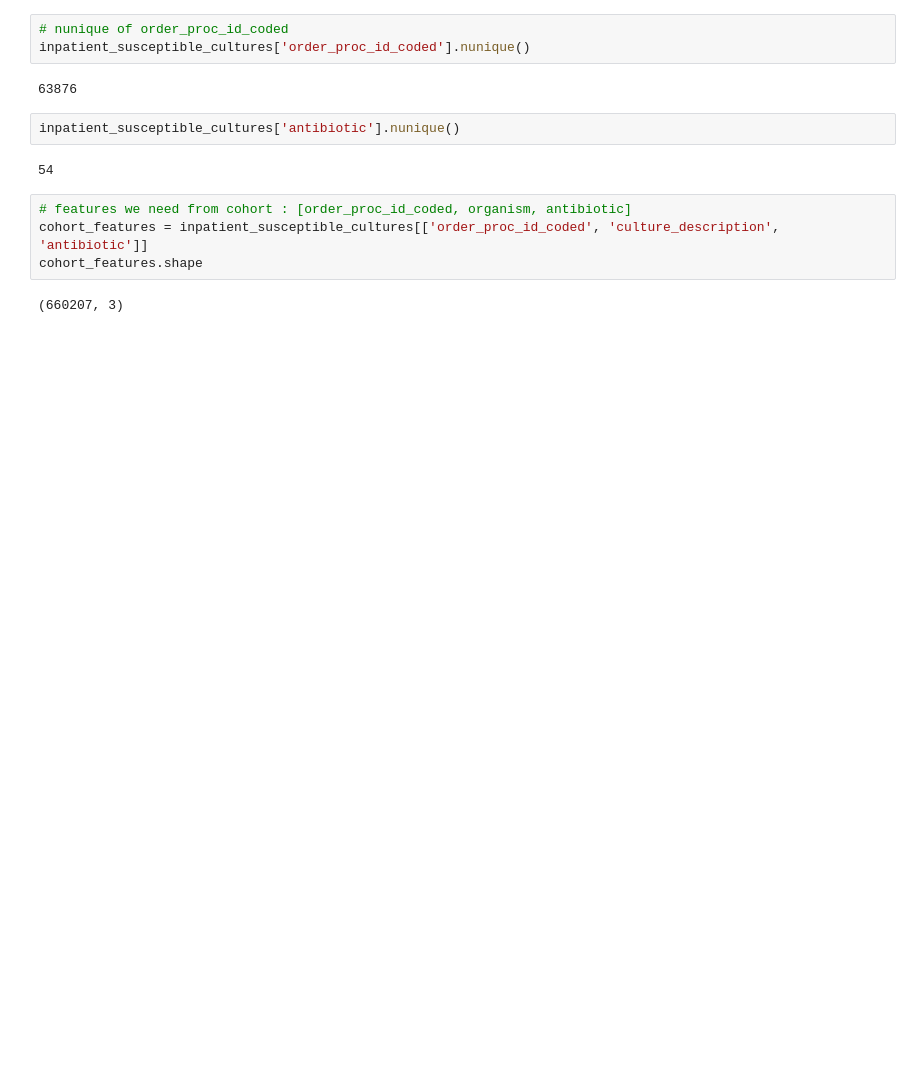
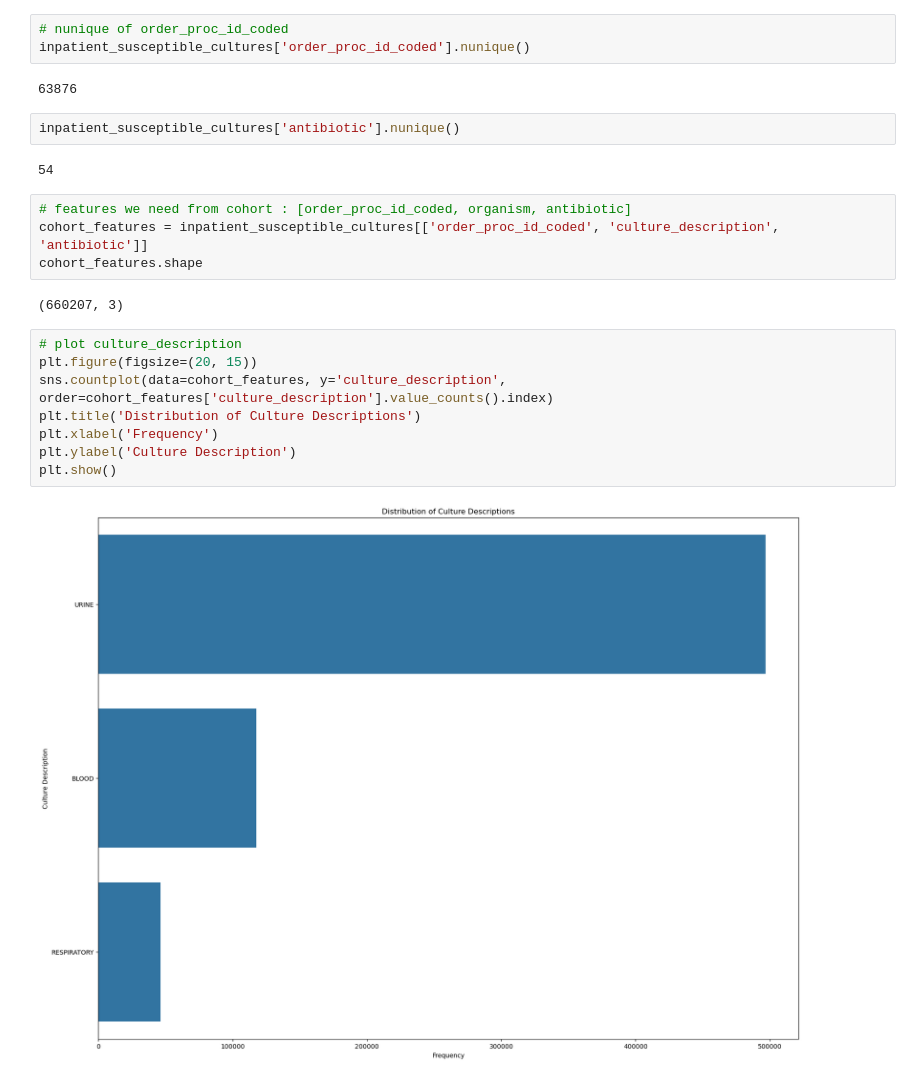
Before and after one commit to mohamedAlaa26/antibiotic-prediction, a Jupyter notebook: notebooks/explore_data.ipynb, the cells around one changed output. Drawn from its saved outputs; the diff is of its cells as text; blank space fills up the shorter version.

```diff
--- a/notebooks/explore_data.ipynb
+++ b/notebooks/explore_data.ipynb
@@ -725,3 +725,13 @@ cohort_features = inpatient_susceptible_cultures[['order_proc_id_coded', 'cultur
 cohort_features.shape
 # %% [output]
 (660207, 3)
+# %%
+# plot culture_description
+plt.figure(figsize=(20, 15))
+sns.countplot(data=cohort_features, y='culture_description', order=cohort_features['culture_description'].value_counts().index)
+plt.title('Distribution of Culture Descriptions')
+plt.xlabel('Frequency')
+plt.ylabel('Culture Description')
+plt.show()
+# %% [output]
+[figure, added]
```
Also changed, not shown: parts of 5 cells of this notebook.
